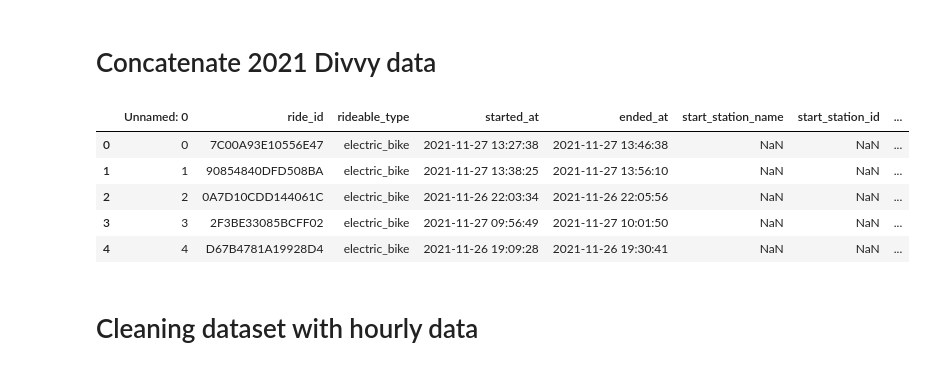
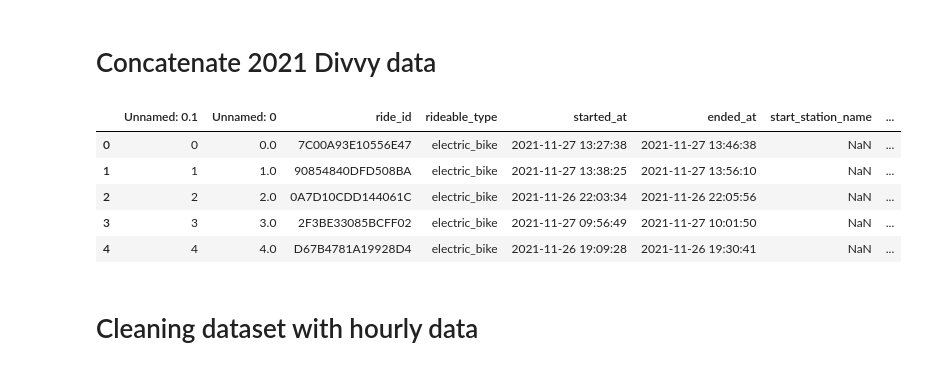
Before and after one commit to G-Dolle/DIVVY_BIKE, a Jupyter notebook: Untitled1.ipynb, the cells around one changed output. Saved outputs shown, nothing was run; the diff lists cells and outputs as text; code cells hidden in the pictures.

```diff
--- a/Untitled1.ipynb
+++ b/Untitled1.ipynb
@@ -28,13 +28,14 @@ df_master.to_csv('/Users/joachimclodic/code/G-Dolle/DIVVY_BIKE/raw_data/2021/202
 # %%
-df_2021=pd.read_csv('/Users/joachimclodic/code/G-Dolle/DIVVY_BIKE/raw_data/2021/2021.csv')
+df_2021=pd.read_csv('/Users/joachimclodic/code/G-Dolle/DIVVY_BIKE/raw_data/2021/2021bis.csv')
+# df_2021=pd.DataFrame(df_2021)
 df_2021.head()
 # %% [output]
-|  | Unnamed: 0 | ride_id | rideable_type | started_at | ended_at | start_station_name | start_station_id | ... |
-| 0 | 0 | 7C00A93E10556E47 | electric_bike | 2021-11-27 13:27:38 | 2021-11-27 13:46:38 | NaN | NaN | ... |
-| 1 | 1 | 90854840DFD508BA | electric_bike | 2021-11-27 13:38:25 | 2021-11-27 13:56:10 | NaN | NaN | ... |
-| 2 | 2 | 0A7D10CDD144061C | electric_bike | 2021-11-26 22:03:34 | 2021-11-26 22:05:56 | NaN | NaN | ... |
-| 3 | 3 | 2F3BE33085BCFF02 | electric_bike | 2021-11-27 09:56:49 | 2021-11-27 10:01:50 | NaN | NaN | ... |
-| 4 | 4 | D67B4781A19928D4 | electric_bike | 2021-11-26 19:09:28 | 2021-11-26 19:30:41 | NaN | NaN | ... |
+|  | Unnamed: 0.1 | Unnamed: 0 | ride_id | rideable_type | started_at | ended_at | start_station_name | ... |
+| 0 | 0 | 0.0 | 7C00A93E10556E47 | electric_bike | 2021-11-27 13:27:38 | 2021-11-27 13:46:38 | NaN | ... |
+| 1 | 1 | 1.0 | 90854840DFD508BA | electric_bike | 2021-11-27 13:38:25 | 2021-11-27 13:56:10 | NaN | ... |
+| 2 | 2 | 2.0 | 0A7D10CDD144061C | electric_bike | 2021-11-26 22:03:34 | 2021-11-26 22:05:56 | NaN | ... |
+| 3 | 3 | 3.0 | 2F3BE33085BCFF02 | electric_bike | 2021-11-27 09:56:49 | 2021-11-27 10:01:50 | NaN | ... |
+| 4 | 4 | 4.0 | D67B4781A19928D4 | electric_bike | 2021-11-26 19:09:28 | 2021-11-26 19:30:41 | NaN | ... |
 # %% [markdown]
 # Cleaning dataset with hourly data
 # %%
```
Also changed, not shown: parts of 5 cells of this notebook, 1 other file.
